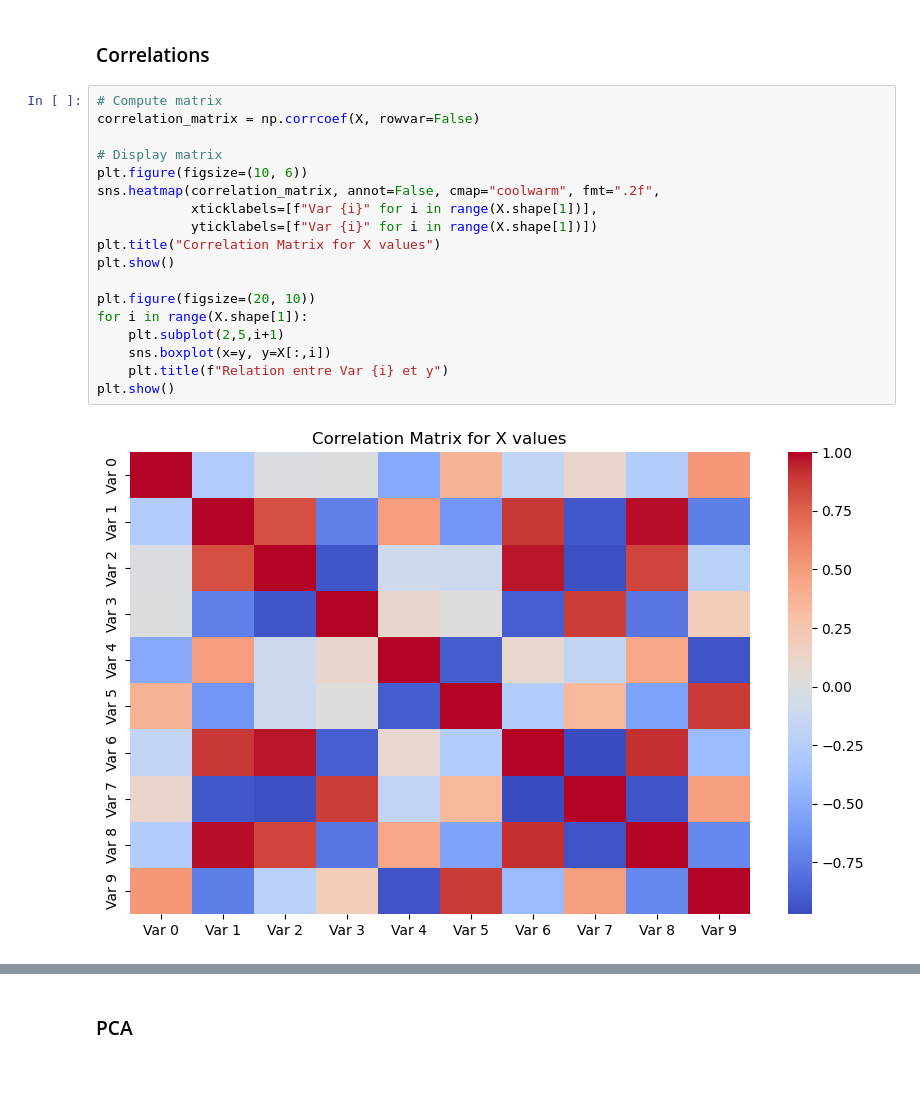
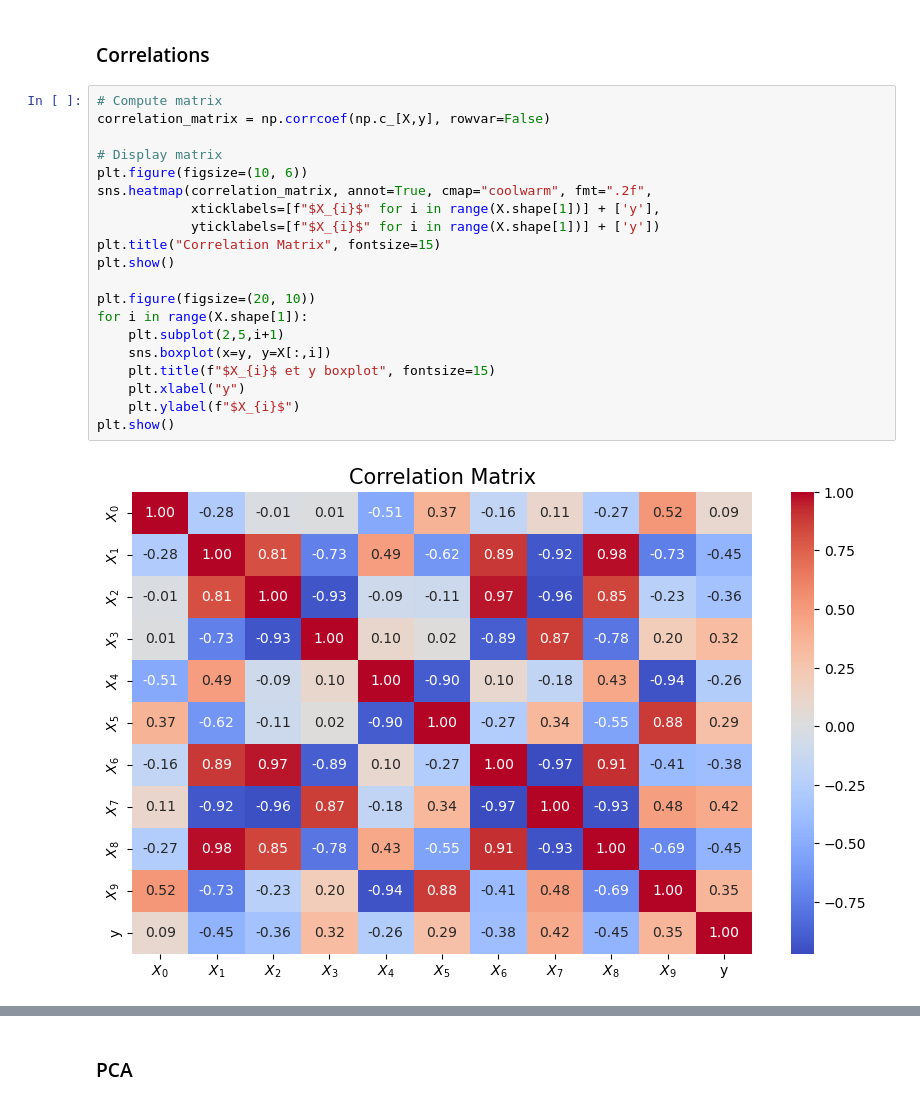
Before and after one commit to Thomas-labreur/StatLearnProject, a Jupyter notebook: main.ipynb, the cells around one changed output, grey strips where cells are left out. Drawn from its saved outputs; the diff is of its cells as text; blank space fills up the shorter version.

```diff
--- a/main.ipynb
+++ b/main.ipynb
@@ -40,21 +44,23 @@ La classe 1 représente 33.0 % des données de X et 17.5 % des données de X_try
 ### Correlations
 # %%
 # Compute matrix
-correlation_matrix = np.corrcoef(X, rowvar=False)
+correlation_matrix = np.corrcoef(np.c_[X,y], rowvar=False)
 
 # Display matrix
 plt.figure(figsize=(10, 6))
-sns.heatmap(correlation_matrix, annot=False, cmap="coolwarm", fmt=".2f",
-            xticklabels=[f"Var {i}" for i in range(X.shape[1])],
-            yticklabels=[f"Var {i}" for i in range(X.shape[1])])
-plt.title("Correlation Matrix for X values")
+sns.heatmap(correlation_matrix, annot=True, cmap="coolwarm", fmt=".2f",
+            xticklabels=[f"$X_{i}$" for i in range(X.shape[1])] + ['y'],
+            yticklabels=[f"$X_{i}$" for i in range(X.shape[1])] + ['y'])
+plt.title("Correlation Matrix", fontsize=15)
 plt.show()
 
 plt.figure(figsize=(20, 10))
 for i in range(X.shape[1]):
     plt.subplot(2,5,i+1)
     sns.boxplot(x=y, y=X[:,i])
-    plt.title(f"Relation entre Var {i} et y")
+    plt.title(f"$X_{i}$ et y boxplot", fontsize=15)
+    plt.xlabel("y")
+    plt.ylabel(f"$X_{i}$")
 plt.show()
 # %% [output]
-[figure, old version]
+[figure, new version]
```
Also changed, not shown: parts of 34 cells of this notebook, 4 other files.
